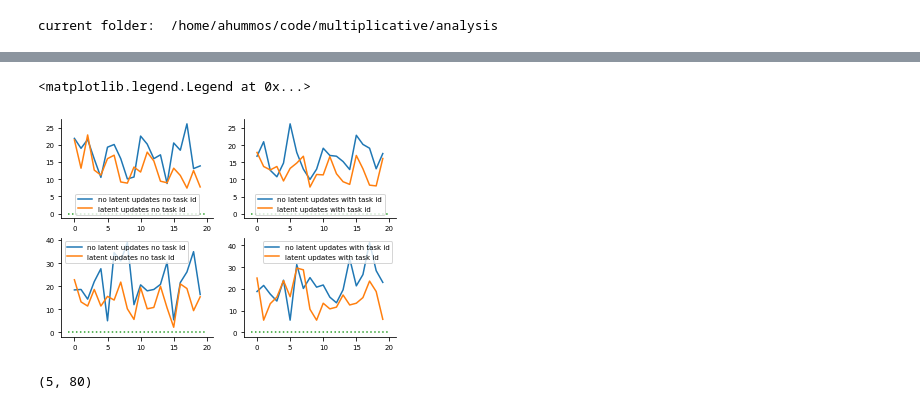
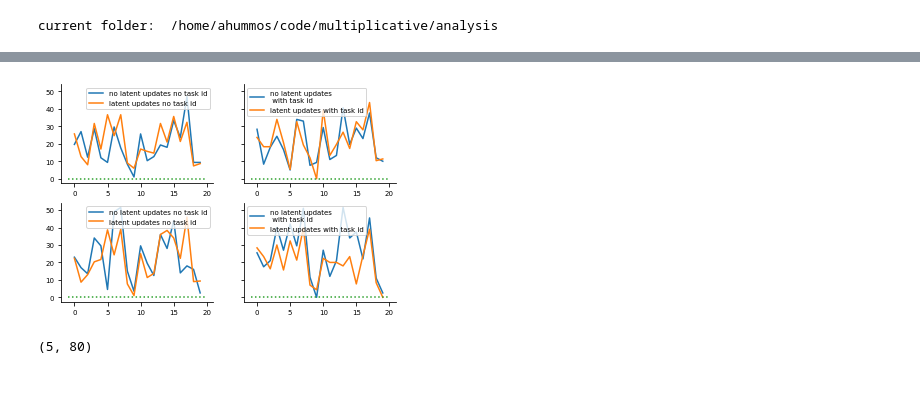
Before and after one commit to hummosa/Thalamus, a Jupyter notebook: analysis/quering_cognitive_disentangler.ipynb, the cells around one changed output, grey strips where cells are left out. Cells and saved outputs as stored; diff of their text form; code cells hidden in the pictures.

```diff
--- a/analysis/quering_cognitive_disentangler.ipynb
+++ b/analysis/quering_cognitive_disentangler.ipynb
@@ -48,8 +48,10 @@ import seaborn as sns
 from utils import get_logs_and_files, convert_train_to_test_idx
 # %%
 # exp_name= 'neurips'
-data_folder = './../files/cluster_fu2/'
+data_folder = './../files/cluster_fu3/'
 exp_name= 'random_gates_add'
+# data_folder = './../files/cluster/'
+# exp_name= ''
 # exp_name= 'neurips/brittle_policy'
 # exp_name= 'neurips/td'
 # exp_name= 'neurips/bu'
@@ -164,0 +173,14 @@ FileNotFoundError: [Errno 2] No such file or directory: './../files/cluster_fu2/
+# %%
+exp_name = 'random_gates_add'
+exps = []
+data = defaultdict(list)
+no_of_tasks = 10
+for loop in [0.0, 50.0, 100.0]:
+    for task_rule in [0.0, 1.0]:
+        for var4 in [1.0, 10.0, 25., 50.]:
+            for seed in range(1,9):
+                config, training_log, testing_log = load_simulation(data_folder, exp_name, seed, loop, task_rule, var4, no_of_tasks)
+                if not config is None: # if exp actually loaded and exists.
+                    exps.append({'loop': loop, 'task_rule': task_rule, 'no_of_tasks': no_of_tasks, 'seed': seed, 'var4': var4})
+                    data['ttcs'].append(training_log.trials_to_crit[-20:])
+                    data['total_batches'].append(training_log.stamps[-1])
@@ -165,63 +205,48 @@ FileNotFoundError: [Errno 2] No such file or directory: './../files/cluster_fu2/
 # %%
-fig, axes = plt.subplots(2,2)
-exp_name = 'random_gates_add'
-exps = []
-data = defaultdict(list)
-no_of_tasks = 5
-for loop in [0.0, 400.0]:
-    for task_rule in [0.0, 1.0]:
-        for seed in range(9):
-            config, training_log, testing_log = load_simulation(data_folder, exp_name, seed, loop, task_rule, no_of_tasks)
-            if not config is None: # if exp actually loaded and exists.
-                exps.append({'loop': loop, 'task_rule': task_rule, 'no_of_tasks': no_of_tasks, 'seed': seed})
-                data['ttcs'].append(training_log.trials_to_crit[-20:])
+fig, axes = plt.subplots(2,2, sharey=True)
+loop1 = 0.0
+loop2 = 50.0
+var4 = 50
 
 ax = axes[0,0]
-ttcs = np.stack([data['ttcs'][i]  for i in range(len(data['ttcs'])) if exps[i]['loop'] == 0.0 and exps[i]['task_rule'] == 0.0])
+ttcs = np.stack([data['ttcs'][i]  for i in range(len(data['ttcs'])) if exps[i]['loop'] == loop1 and exps[i]['task_rule'] == 0.0 and exps[i]['var4'] == var4])
 ax.plot(ttcs.mean(0), label = 'no latent updates no task id')
-ttcs = np.stack([data['ttcs'][i]  for i in range(len(data['ttcs'])) if exps[i]['loop'] == 400.0 and exps[i]['task_rule'] == 0.0])
+ttcs = np.stack([data['ttcs'][i]  for i in range(len(data['ttcs'])) if exps[i]['loop'] == loop2 and exps[i]['task_rule'] == 0.0 and exps[i]['var4'] == var4])
 ax.plot(ttcs.mean(0), label = 'latent updates no task id')
 ax.plot(ax.get_xlim(), [0, 0], ':')
 ax.legend()
 
 ax = axes[0,1]
-ttcs = np.stack([data['ttcs'][i]  for i in range(len(data['ttcs'])) if exps[i]['loop'] == 0.0 and exps[i]['task_rule'] == 1.0])
-ax.plot(ttcs.mean(0), label = 'no latent updates with task id')
-ttcs = np.stack([data['ttcs'][i]  for i in range(len(data['ttcs'])) if exps[i]['loop'] == 400.0 and exps[i]['task_rule'] == 1.0])
+ttcs = np.stack([data['ttcs'][i]  for i in range(len(data['ttcs'])) if exps[i]['loop'] == loop1 and exps[i]['task_rule'] == 1.0 and exps[i]['var4'] == var4])
+ax.plot(ttcs.mean(0), label = 'no latent updates\n with task id')
+ttcs = np.stack([data['ttcs'][i]  for i in range(len(data['ttcs'])) if exps[i]['loop'] == loop2 and exps[i]['task_rule'] == 1.0 and exps[i]['var4'] == var4])
 ax.plot(ttcs.mean(0), label = 'latent updates with task id')
 ax.plot(ax.get_xlim(), [0, 0], ':')
 ax.legend()
 
-exp_name = 'random_gates_add'
-exps = []
-data = defaultdict(list)
-no_of_tasks = 10
-for loop in [0.0, 400.0]:
-    for task_rule in [0.0, 1.0]:
-        for seed in range(5):
-            config, training_log, testing_log = load_simulation(data_folder, exp_name, seed, loop, task_rule, no_of_tasks)
-            if not config is None: # if exp actually loaded and exists.
-                exps.append({'loop': loop, 'task_rule': task_rule, 'no_of_tasks': no_of_tasks, 'seed': seed})
-                data['ttcs'].append(training_log.trials_to_crit[-20:])
+
+loop1 = 0.0
+loop1 = 100.0
+var4 = 1
 
 ax = axes[1,0]
-ttcs = np.stack([data['ttcs'][i]  for i in range(len(data['ttcs'])) if exps[i]['loop'] == 0.0 and exps[i]['task_rule'] == 0.0])
+ttcs = np.stack([data['ttcs'][i]  for i in range(len(data['ttcs'])) if exps[i]['loop'] == loop1 and exps[i]['task_rule'] == 0.0 and exps[i]['var4'] == var4])
 ax.plot(ttcs.mean(0), label = 'no latent updates no task id')
-ttcs = np.stack([data['ttcs'][i]  for i in range(len(data['ttcs'])) if exps[i]['loop'] == 400.0 and exps[i]['task_rule'] == 0.0])
+ttcs = np.stack([data['ttcs'][i]  for i in range(len(data['ttcs'])) if exps[i]['loop'] == loop2 and exps[i]['task_rule'] == 0.0 and exps[i]['var4'] == var4])
 ax.plot(ttcs.mean(0), label = 'latent updates no task id')
 ax.plot(ax.get_xlim(), [0, 0], ':')
 ax.legend()
 
 ax = axes[1,1]
-ttcs = np.stack([data['ttcs'][i]  for i in range(len(data['ttcs'])) if exps[i]['loop'] == 0.0 and exps[i]['task_rule'] == 1.0])
-ax.plot(ttcs.mean(0), label = 'no latent updates with task id')
-ttcs = np.stack([data['ttcs'][i]  for i in range(len(data['ttcs'])) if exps[i]['loop'] == 400.0 and exps[i]['task_rule'] == 1.0])
+ttcs = np.stack([data['ttcs'][i]  for i in range(len(data['ttcs'])) if exps[i]['loop'] == loop1 and exps[i]['task_rule'] == 1.0 and exps[i]['var4'] == var4])
+ax.plot(ttcs.mean(0), label = 'no latent updates\n with task id')
+ttcs = np.stack([data['ttcs'][i]  for i in range(len(data['ttcs'])) if exps[i]['loop'] == loop2 and exps[i]['task_rule'] == 1.0 and exps[i]['var4'] == var4])
 ax.plot(ttcs.mean(0), label = 'latent updates with task id')
 ax.plot(ax.get_xlim(), [0, 0], ':')
 ax.legend()
+# plt.savefig('./files/saved.jpg', dpi=300)
 # %% [output]
-<matplotlib.legend.Legend at 0x...>
-[figure, old version]
+[figure, new version]
 # %%
 tt = np.stack(ttcs)
 # %%
```
Also changed, not shown: parts of 6 cells of this notebook, 7 other files.
